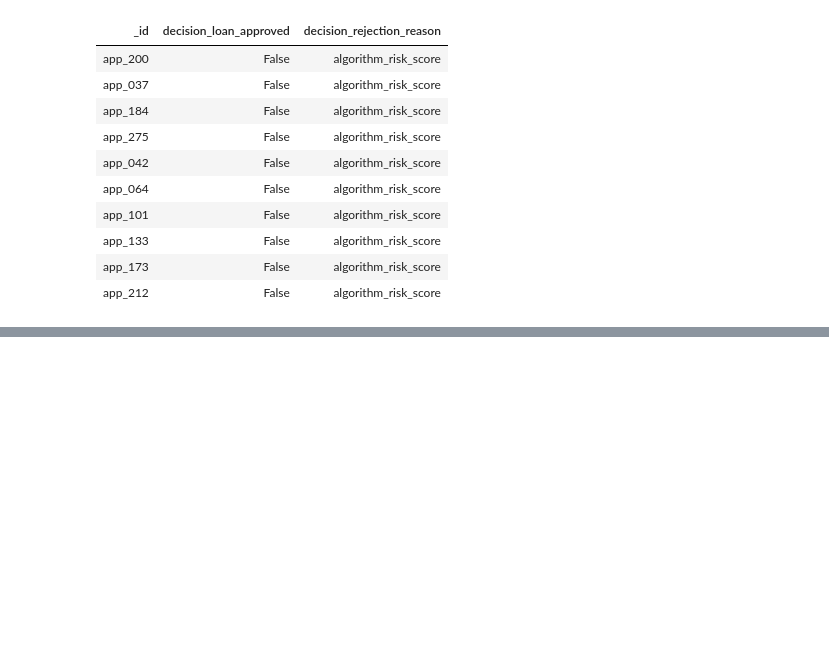
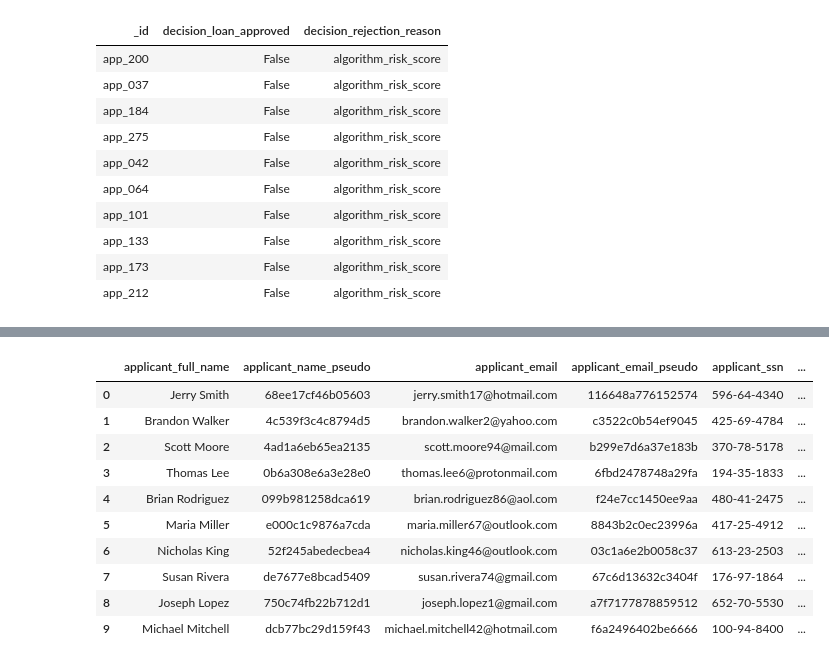
Before and after one commit to jmroque7/dego-project-team-14-TXB, a Jupyter notebook: Notebooks/03-privacy-demo.ipynb, the cells around one changed output, grey strips where cells are left out. Saved outputs shown, nothing was run; the diff lists cells and outputs as text; code cells hidden in the pictures; blank space fills up the shorter version.

Commit message:
Add pseudonymization of name, email and SSN

```diff
--- a/Notebooks/03-privacy-demo.ipynb
+++ b/Notebooks/03-privacy-demo.ipynb
@@ -484,0 +478,49 @@ From a governance perspective, this raises a potential **GDPR Article 22 risk**,
+# %%
+# --- Pseudonymization of sensitive identifiers ---
+
+import hashlib
+
+def pseudonymize(value):
+    """
+    Convert a personal identifier into a pseudonymized hash using SHA-256.
+    """
+    if pd.isna(value):
+        return None
+
+    value_str = str(value)
+    hashed_value = hashlib.sha256(value_str.encode()).hexdigest()[:16]  # shortened for readability
+
+    return hashed_value
+
+
+# Create pseudonymized columns
+df_flat["applicant_name_pseudo"] = df_flat["applicant_full_name"].apply(pseudonymize)
+
+df_flat["applicant_email_pseudo"] = df_flat["applicant_email"].apply(pseudonymize)
+
+df_flat["applicant_ssn_pseudo"] = df_flat["applicant_ssn"].apply(pseudonymize)
+
+
+# Display comparison of original vs pseudonymized identifiers
+df_flat[
+    [
+        "applicant_full_name",
+        "applicant_name_pseudo",
+        "applicant_email",
+        "applicant_email_pseudo",
+        "applicant_ssn",
+        "applicant_ssn_pseudo"
+    ]
+].head(10)
+# %% [output]
+|  | applicant_full_name | applicant_name_pseudo | applicant_email | applicant_email_pseudo | applicant_ssn | ... |
+| 0 | Jerry Smith | 68ee17cf46b05603 | jerry.smith17@hotmail.com | 116648a776152574 | 596-64-4340 | ... |
+| 1 | Brandon Walker | 4c539f3c4c8794d5 | brandon.walker2@yahoo.com | c3522c0b54ef9045 | 425-69-4784 | ... |
+| 2 | Scott Moore | 4ad1a6eb65ea2135 | scott.moore94@mail.com | b299e7d6a37e183b | 370-78-5178 | ... |
+| 3 | Thomas Lee | 0b6a308e6a3e28e0 | thomas.lee6@protonmail.com | 6fbd2478748a29fa | 194-35-1833 | ... |
+| 4 | Brian Rodriguez | 099b981258dca619 | brian.rodriguez86@aol.com | f24e7cc1450ee9aa | 480-41-2475 | ... |
+| 5 | Maria Miller | e000c1c9876a7cda | maria.miller67@outlook.com | 8843b2c0ec23996a | 417-25-4912 | ... |
+| 6 | Nicholas King | 52f245abedecbea4 | nicholas.king46@outlook.com | 03c1a6e2b0058c37 | 613-23-2503 | ... |
+| 7 | Susan Rivera | de7677e8bcad5409 | susan.rivera74@gmail.com | 67c6d13632c3404f | 176-97-1864 | ... |
+| 8 | Joseph Lopez | 750c74fb22b712d1 | joseph.lopez1@gmail.com | a7f7177878859512 | 652-70-5530 | ... |
+| 9 | Michael Mitchell | dcb77bc29d159f43 | michael.mitchell42@hotmail.com | f6a2496402be6666 | 100-94-8400 | ... |
```
Also changed, not shown: parts of 3 cells of this notebook.
